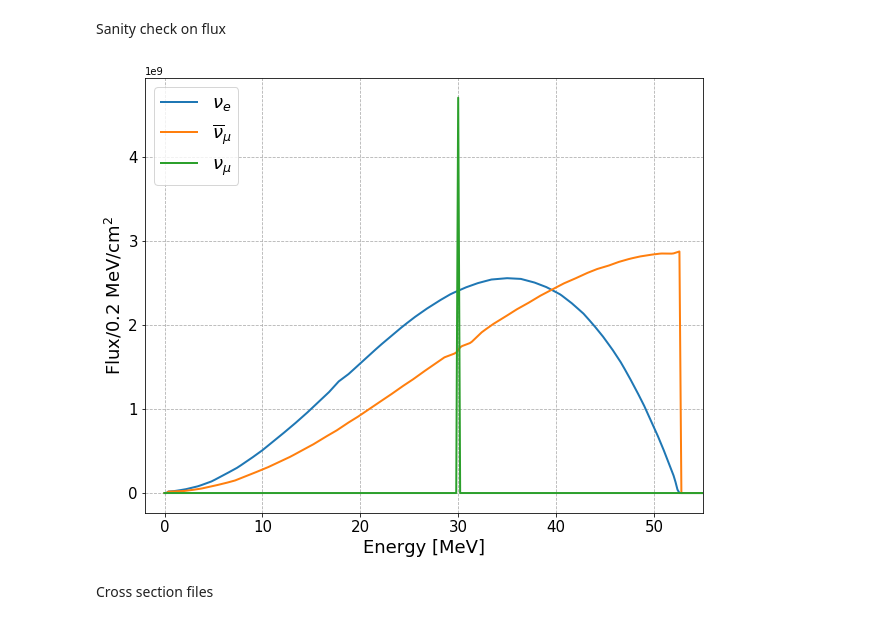
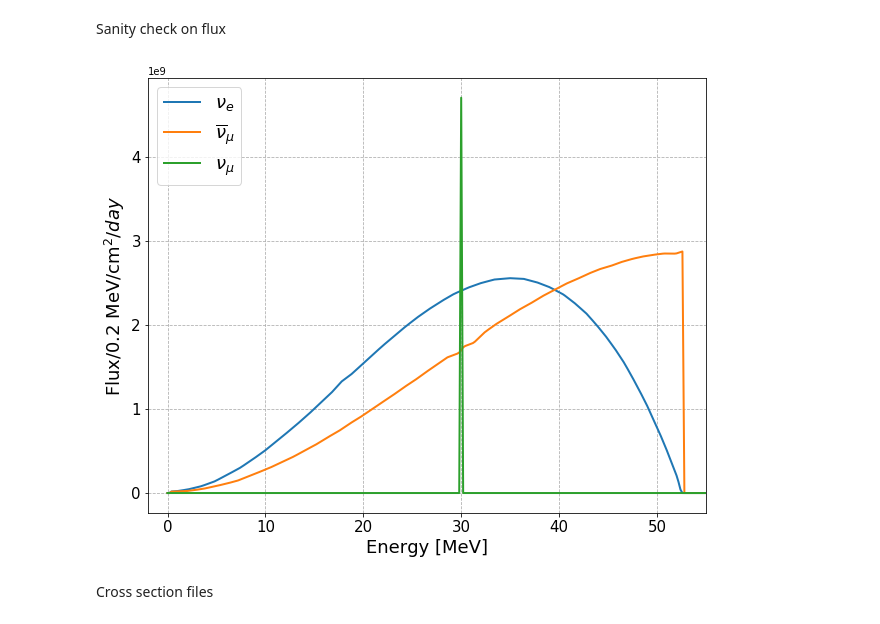
Before and after one commit to yuntsebaryon/SNS_LAr, a Jupyter notebook: yuntse_calc/calcEventRate.ipynb, the cells around one changed output. Cells and saved outputs as stored; diff of their text form; code cells hidden in the pictures.

Commit message:
add per day in the flux plot

```diff
--- a/yuntse_calc/calcEventRate.ipynb
+++ b/yuntse_calc/calcEventRate.ipynb
@@ -32,20 +32,20 @@ Sanity check on flux
 # %%
 plt.figure(figsize = (10,8))
 plt.plot(E, nue(E), label = r'$\nu_e$', lw = 2)
 plt.plot(E, anumu(E), label = r'$\overline{\nu}_\mu$', lw = 2)
 plt.plot(E, numu(E), label = r'$\nu_{\mu}$', lw = 2)
 
 plt.legend(loc = 'upper left', ncol = 1, fontsize = 18)
 plt.xticks(fontsize = 15)
 plt.yticks(fontsize = 15)
 plt.grid(which = "both", linestyle = '--')
 plt.xlabel('Energy [MeV]', fontsize = 18)
-plt.ylabel(r'Flux/0.2 MeV/cm$^2$', fontsize = 18)
+plt.ylabel(r'Flux/0.2 MeV/cm$^2/day$', fontsize = 18)
 
 plt.xlim(-2, 55)
 plt.show()
 # %% [output]
-[figure, old version]
+[figure, new version]
 # %% [markdown]
 Cross section files
 # %%
```
